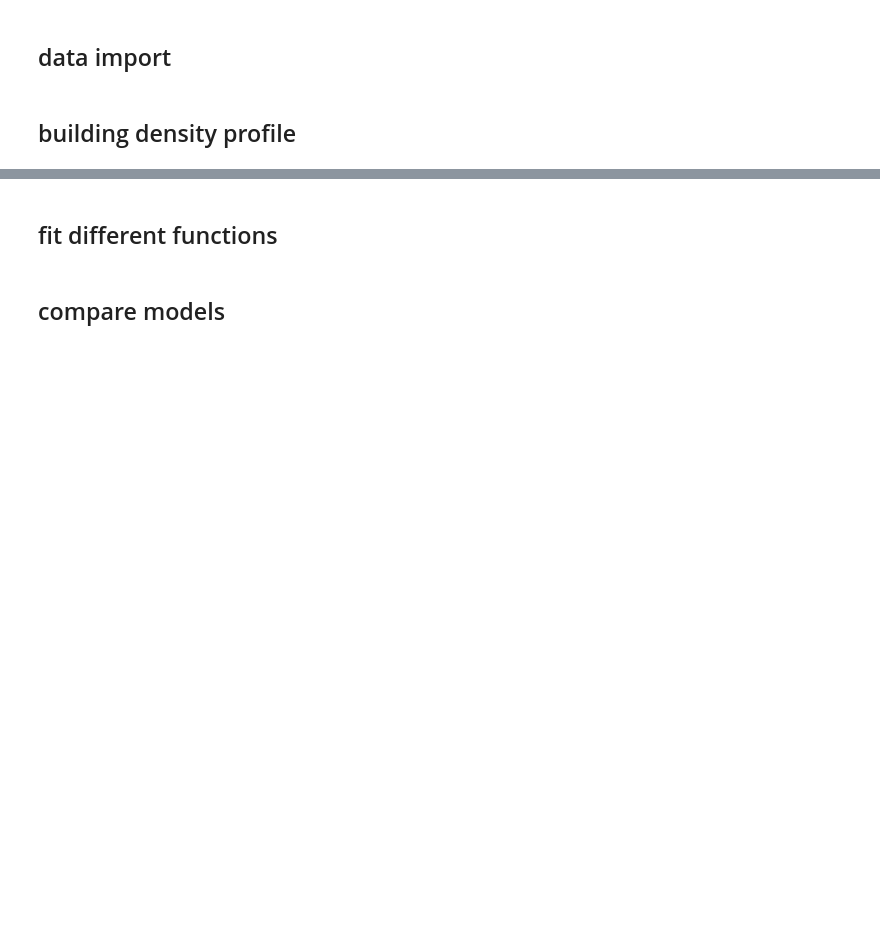
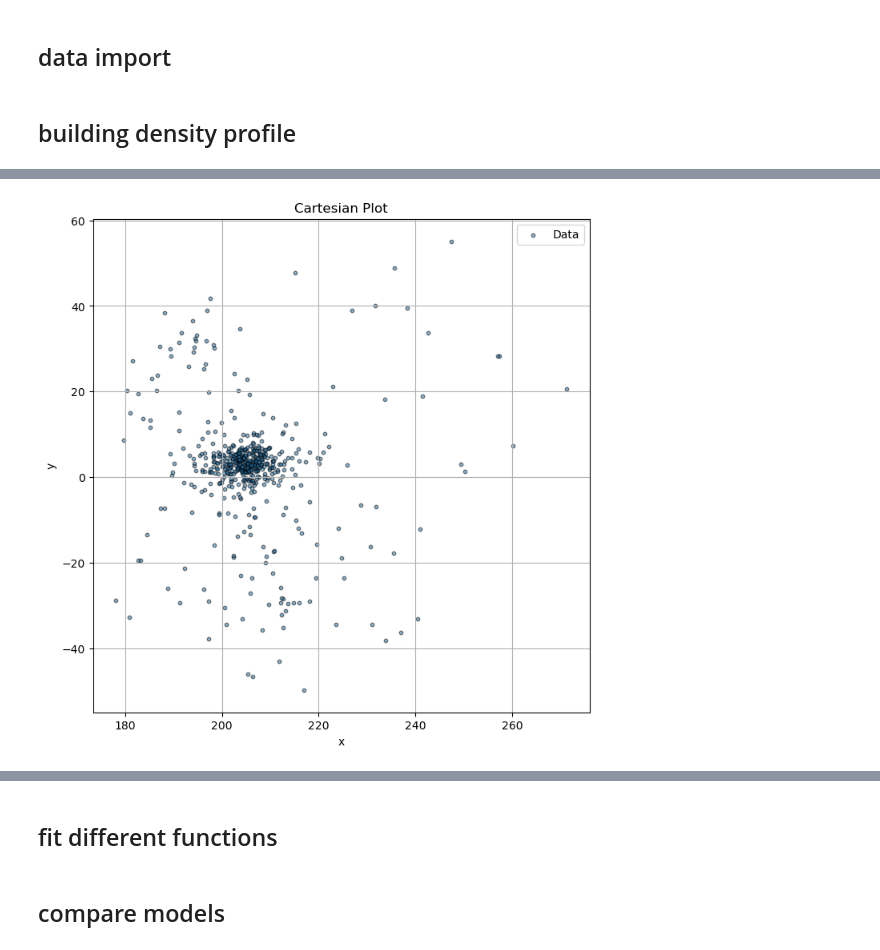
Before and after one commit to olgaborodina/be-open, a Jupyter notebook: main-project.ipynb, the cells around one changed output, grey strips where cells are left out. Saved outputs shown, nothing was run; the diff lists cells and outputs as text; code cells hidden in the pictures; blank space fills up the shorter version.

```diff
--- a/main-project.ipynb
+++ b/main-project.ipynb
@@ -17,0 +44,16 @@ OC_df = VizOC.query_constraints(Cluster=cluster).values()[0].to_pandas()
+# %%
+#converting eq to cartesian
+blanco_1_eq_coords = SkyCoord(ra=OC_df['RA_ICRS']*u.degree, dec=OC_df['DE_ICRS']*u.degree, distance=1000/OC_df['plx'], frame='icrs')
+
+#defining cartesian arrays
+blanco_1_cart_coords = blanco_1_eq_coords.cartesian.x,blanco_1_eq_coords.cartesian.y,blanco_1_eq_coords.cartesian.z
+# %%
+plt.figure(figsize=(8,8))
+plt.scatter(blanco_1_cart_coords[0],blanco_1_cart_coords[1],label='Data',s=10,alpha=0.5,edgecolors='k')
+plt.xlabel('x')
+plt.ylabel('y')
+plt.title('Cartesian Plot')
+plt.legend()
+plt.grid()
+# %% [output]
+[figure, added]
```
Also changed, not shown: parts of 4 cells of this notebook.
